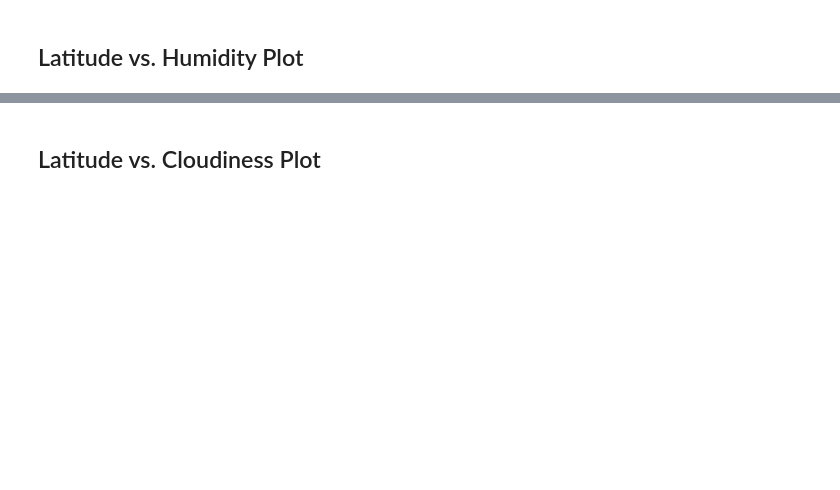
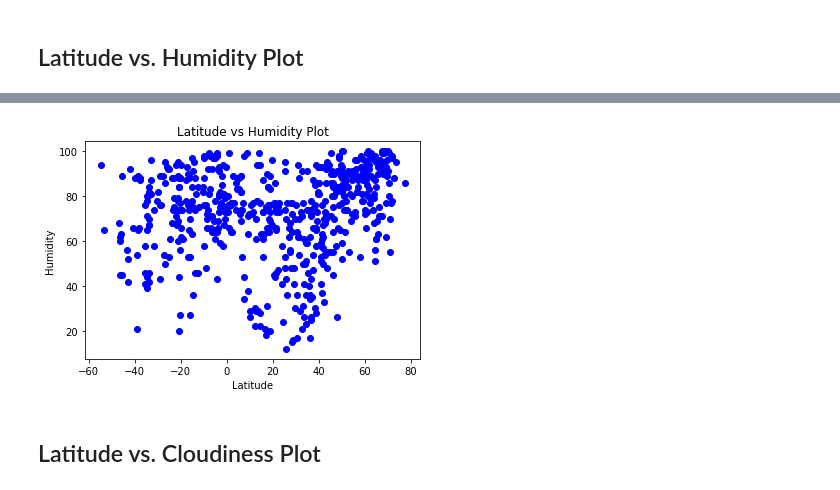
Before and after one commit to pemenalo/python-api-challenge, a Jupyter notebook: WeatherPy/WeatherPy.ipynb, the cells around one changed output, grey strips where cells are left out. Drawn from its saved outputs; the diff is of its cells as text; code cells hidden in the pictures; blank space fills up the shorter version.

```diff
--- a/WeatherPy/WeatherPy.ipynb
+++ b/WeatherPy/WeatherPy.ipynb
@@ -142,2 +192,12 @@ Int64Index([], dtype='int64')
+# %%
+x_values = weather_data_df['Lat']
+y_values = weather_data_df['Humid']
+plt.scatter(x_values,y_values, color='blue')
+plt.xlabel('Latitude')
+plt.ylabel('Humidity')
+plt.title('Latitude vs Humidity Plot')
+plt.show()
+# %% [output]
+[figure, added]
 # %% [markdown]
 ## Latitude vs. Cloudiness Plot
```
Also changed, not shown: parts of 44 cells of this notebook, 3 other files.
